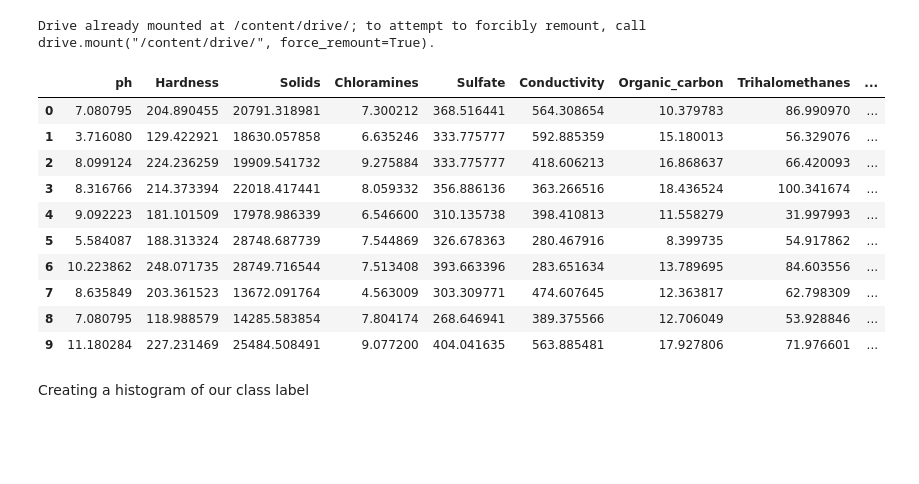
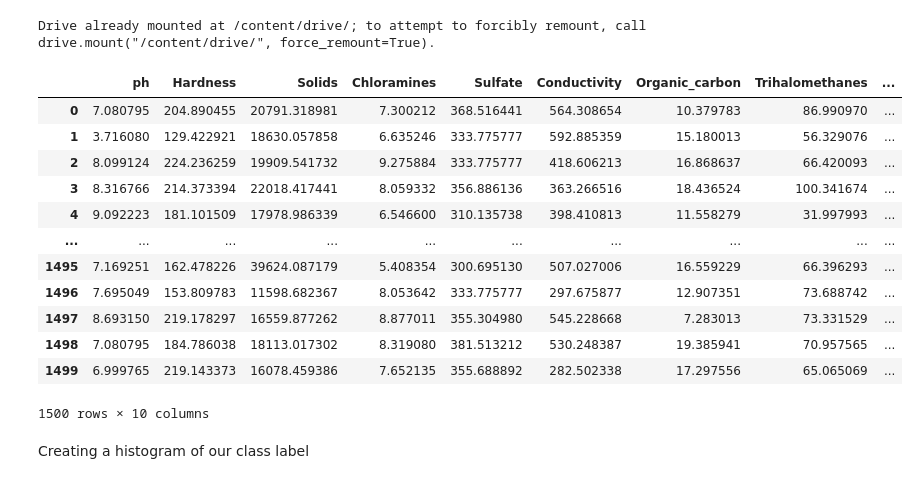
Before and after one commit to AsadNazir/ML-Semester-Project, a Jupyter notebook: NaiveBayesClassifier.ipynb, the cells around one changed output. Cells and saved outputs as stored; diff of their text form; code cells hidden in the pictures; blank space fills up the shorter version.

```diff
--- a/NaiveBayesClassifier.ipynb
+++ b/NaiveBayesClassifier.ipynb
@@ -17,19 +17,22 @@ Drive already mounted at /content/drive/; to attempt to forcibly remount, call d
 # %%
 path='/content/drive/MyDrive/updated_water_potability.csv'
 dataSet= pd.read_csv(path)
-dataSet.head(10)
+newds=dataSet.head(1500)
+newds
 # %% [output]
 |  | ph | Hardness | Solids | Chloramines | Sulfate | Conductivity | Organic_carbon | Trihalomethanes | ... |
 | 0 | 7.080795 | 204.890455 | 20791.318981 | 7.300212 | 368.516441 | 564.308654 | 10.379783 | 86.990970 | ... |
 | 1 | 3.716080 | 129.422921 | 18630.057858 | 6.635246 | 333.775777 | 592.885359 | 15.180013 | 56.329076 | ... |
 | 2 | 8.099124 | 224.236259 | 19909.541732 | 9.275884 | 333.775777 | 418.606213 | 16.868637 | 66.420093 | ... |
 | 3 | 8.316766 | 214.373394 | 22018.417441 | 8.059332 | 356.886136 | 363.266516 | 18.436524 | 100.341674 | ... |
 | 4 | 9.092223 | 181.101509 | 17978.986339 | 6.546600 | 310.135738 | 398.410813 | 11.558279 | 31.997993 | ... |
-| 5 | 5.584087 | 188.313324 | 28748.687739 | 7.544869 | 326.678363 | 280.467916 | 8.399735 | 54.917862 | ... |
-| 6 | 10.223862 | 248.071735 | 28749.716544 | 7.513408 | 393.663396 | 283.651634 | 13.789695 | 84.603556 | ... |
-| 7 | 8.635849 | 203.361523 | 13672.091764 | 4.563009 | 303.309771 | 474.607645 | 12.363817 | 62.798309 | ... |
-| 8 | 7.080795 | 118.988579 | 14285.583854 | 7.804174 | 268.646941 | 389.375566 | 12.706049 | 53.928846 | ... |
-| 9 | 11.180284 | 227.231469 | 25484.508491 | 9.077200 | 404.041635 | 563.885481 | 17.927806 | 71.976601 | ... |
+| ... | ... | ... | ... | ... | ... | ... | ... | ... | ... |
+| 1495 | 7.169251 | 162.478226 | 39624.087179 | 5.408354 | 300.695130 | 507.027006 | 16.559229 | 66.396293 | ... |
+| 1496 | 7.695049 | 153.809783 | 11598.682367 | 8.053642 | 333.775777 | 297.675877 | 12.907351 | 73.688742 | ... |
+| 1497 | 8.693150 | 219.178297 | 16559.877262 | 8.877011 | 355.304980 | 545.228668 | 7.283013 | 73.331529 | ... |
+| 1498 | 7.080795 | 184.786038 | 18113.017302 | 8.319080 | 381.513212 | 530.248387 | 19.385941 | 70.957565 | ... |
+| 1499 | 6.999765 | 219.143373 | 16078.459386 | 7.652135 | 355.688892 | 282.502338 | 17.297556 | 65.065069 | ... |
+1500 rows × 10 columns
 # %% [markdown]
 Creating a histogram of our class label
 # %%
```
Also changed, not shown: parts of 7 cells of this notebook.
